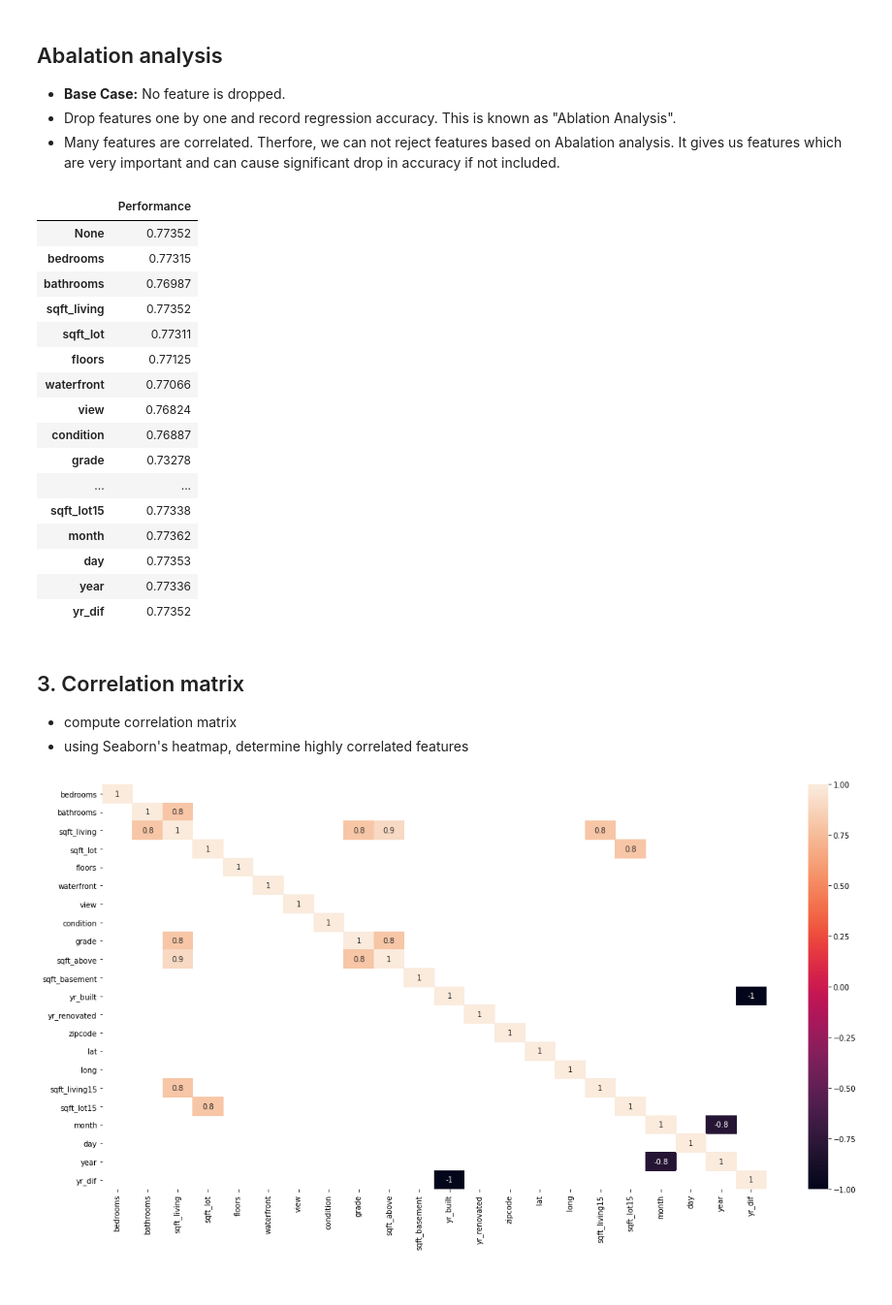
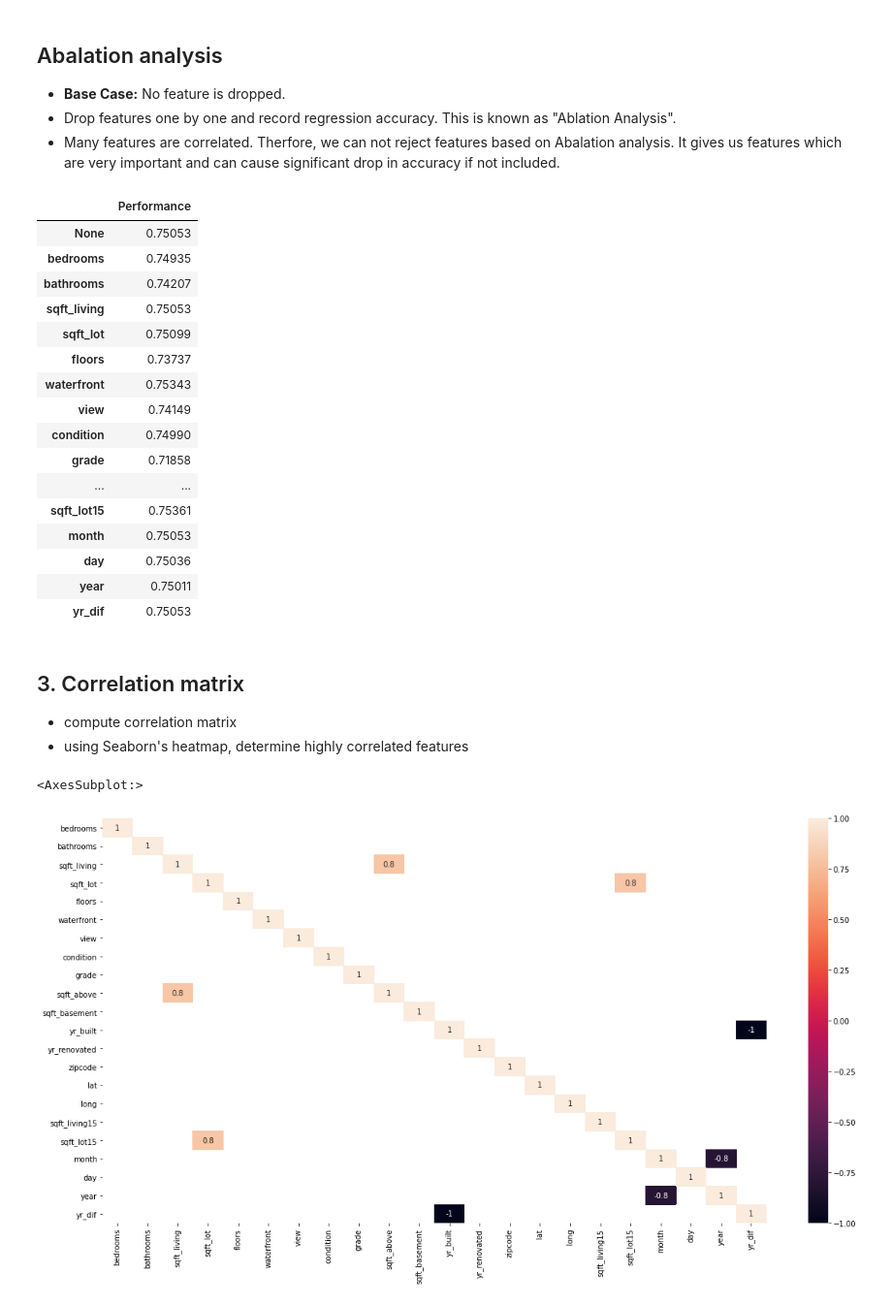
Before and after one commit to satishsolanki1990/House-Price-Prediction, a Jupyter notebook: Data_Preprocessing.ipynb, the cells around one changed output. Shown at 97% size. Cells and saved outputs as stored; diff of their text form; code cells hidden in the pictures.

```diff
--- a/Data_Preprocessing.ipynb
+++ b/Data_Preprocessing.ipynb
@@ -33,3 +41,7 @@ for i in [train,dev]:
     i['day'] = i.date.map(lambda x : int(x.split('/')[1]))
     i['year'] = i.date.map(lambda x : int(x.split('/')[2]))
     i.drop('date',axis=1,inplace=True)
+# %%
+# adding an additional features
+train['yr_dif']=train['year']-train['yr_built']
+dev['yr_dif']=dev['year']-dev['yr_built']
@@ -35,0 +104,12 @@ for i in [train,dev]:
+# %%
+# categorical feature analysis
+
+d = {}
+for i in cat:
+    n = train[cat].nunique().max()-train[cat].nunique()[i]
+    d[i.capitalize()+ " categories"] = list(train[i].value_counts(normalize=True).index)+[' ']*n
+    d[i+" %"] = list(train[i].value_counts(normalize=True)*100)+[' ']*n
+table2 = pd.DataFrame(d)
+#table1.to_excel('table1.xlsx',index=False)# in report
+#table2.to_excel('table2.xlsx',index=False)# in report
+table2
@@ -114,0 +211,15 @@ plt.savefig('./images/histograms.png', dpi=600)
+# %%
+num1 = ['bedrooms', 'sqft_living', 'sqft_lot',
+       'sqft_above','sqft_basement','sqft_living15', 'sqft_lot15']
+
+l={}
+h={}
+
+for i in num1:
+    l[i]=train[i].quantile(0.025)
+    h[i]=train[i].quantile(0.975)
+
+for i in num1:
+    train= train[(train[i] <= h[i]) & (train[i] >=l[i])] # inplace removal of outliers
+
+train.shape
@@ -125,18 +260,12 @@ from sklearn import linear_model
 # X and Y
 Y_train=train['price']
 X_train=train.loc[:,~train.columns.isin(['price','dummy'])]
-X_train['yr_dif']=X_train['year']-X_train['yr_built']
+
 
 X_dev=dev.loc[:,~dev.columns.isin(['price','dummy'])]
-X_dev['yr_dif']=X_dev['year']-X_dev['yr_built']
 Y_dev=dev['price']
 
-# drop features
-# drop_list=['day','month','year','sqft_living15','sqft_lot15','zipcode']
-# X_train=X_train.drop(drop_list,axis=1)
-# X_dev=X_dev.drop(drop_list,axis=1)
-
-# reg=LinearRegression()
+# Ridge REgression model with
 reg=linear_model.Ridge(alpha=0.5)
 # reg=linear_model.Lasso(alpha=0.01)
 
@@ -166,22 +295,22 @@ result=pd.DataFrame(result,index=['Performance']).T # transpose
 result.round(5)
 # %% [output]
 |  | Performance |
-| None | 0.77352 |
-| bedrooms | 0.77315 |
-| bathrooms | 0.76987 |
-| sqft_living | 0.77352 |
-| sqft_lot | 0.77311 |
-| floors | 0.77125 |
-| waterfront | 0.77066 |
-| view | 0.76824 |
-| condition | 0.76887 |
-| grade | 0.73278 |
+| None | 0.75053 |
+| bedrooms | 0.74935 |
+| bathrooms | 0.74207 |
+| sqft_living | 0.75053 |
+| sqft_lot | 0.75099 |
+| floors | 0.73737 |
+| waterfront | 0.75343 |
+| view | 0.74149 |
+| condition | 0.74990 |
+| grade | 0.71858 |
 | ... | ... |
-| sqft_lot15 | 0.77338 |
-| month | 0.77362 |
-| day | 0.77353 |
-| year | 0.77336 |
-| yr_dif | 0.77352 |
+| sqft_lot15 | 0.75361 |
+| month | 0.75053 |
+| day | 0.75036 |
+| year | 0.75011 |
+| yr_dif | 0.75053 |
 # %% [markdown]
 ## 3. Correlation matrix
 
@@ -190,13 +319,14 @@ result.round(5)
 # %%
 %matplotlib inline
 fig, ax = plt.subplots(figsize=(20,10))
 corr = X_train.corr()
-korr = cor[abs(cor)>=.75]
+korr = corr[abs(corr)>=.75]
 sns.heatmap(korr.round(1),annot=True, ax=ax)#, mask = (np.abs(correlation) >= 0.8))
-plt.savefig('./images/correlation.png', dpi=600)
+# plt.savefig('./images/correlation.png', dpi=600)
 # plt.figure(figsize=(10,10))
 # %% [output]
+<AxesSubplot:>
-[figure, old version]
+[figure, new version]
 # %% [markdown]
 ## Conclusion:
 
```
Also changed, not shown: parts of 13 cells of this notebook, 2 other files.
